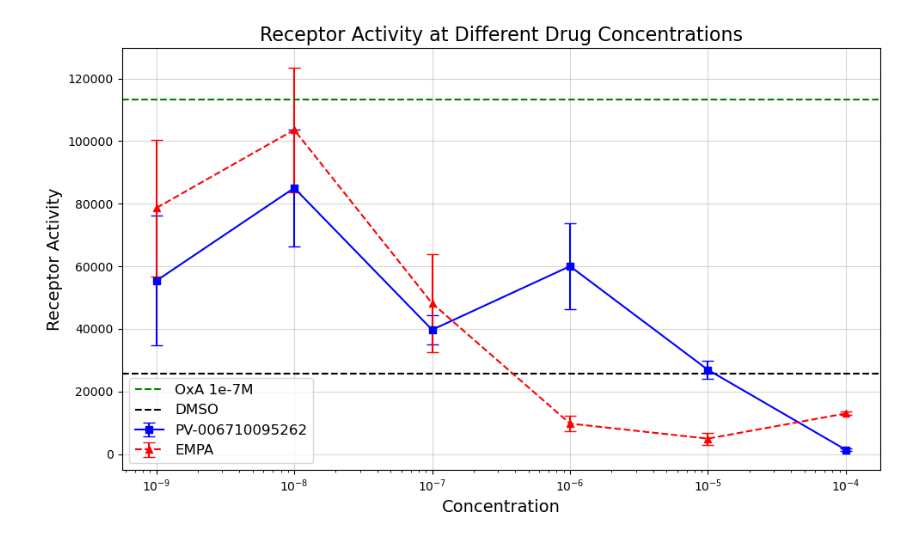
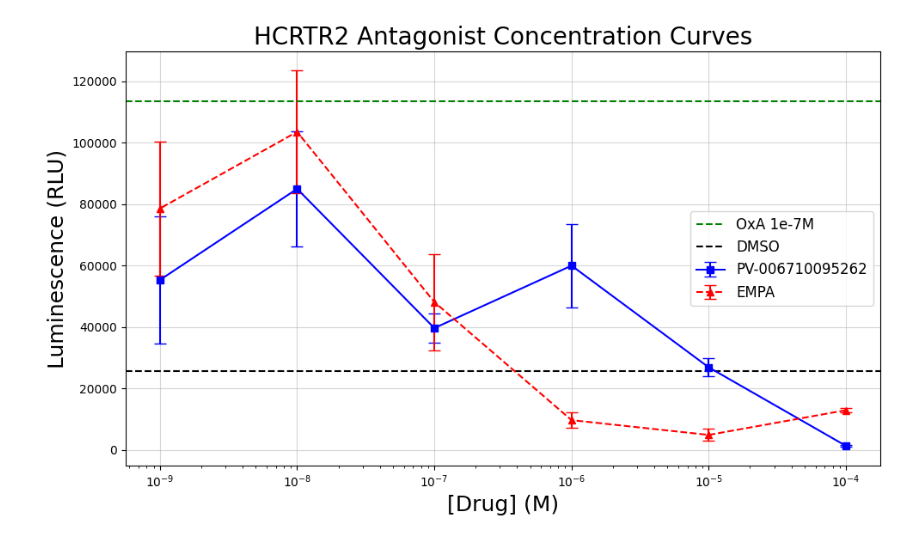
Before and after one commit to toadlover/ginsparg_thymelab_thesis, a Jupyter notebook: jupyter_notebooks/figure_making/presto_tango_data/1_23_25_empa_drug27_antagonist_curve_experiment/1_23_25_empa_drug27_antagonist_curve_experiment.ipynb, the cells around one changed output. Cells and saved outputs as stored; diff of their text form; code cells hidden in the pictures.

```diff
--- a/jupyter_notebooks/figure_making/presto_tango_data/1_23_25_empa_drug27_antagonist_curve_experiment/1_23_25_empa_drug27_antagonist_curve_experiment.ipynb
+++ b/jupyter_notebooks/figure_making/presto_tango_data/1_23_25_empa_drug27_antagonist_curve_experiment/1_23_25_empa_drug27_antagonist_curve_experiment.ipynb
@@ -27,34 +47,34 @@ plt.figure(figsize=(10, 6))
 plt.errorbar(
     concentrations, drug1_means, yerr=drug1_sems, fmt="s-", label="PV-006710095262",
     capsize=5, color="blue"
 )
 
 # Plot drug 2
 plt.errorbar(
     concentrations, drug2_means, yerr=drug2_sems, fmt="^--", label="EMPA",
     capsize=5, color="red"
 )
 
 # Customize the plot
-plt.title("Receptor Activity at Different Drug Concentrations", fontsize=16)
-plt.xlabel("Concentration", fontsize=14)
-plt.ylabel("Receptor Activity", fontsize=14)
+plt.title("HCRTR2 Antagonist Concentration Curves", fontsize=20)
+plt.xlabel("[Drug] (M)", fontsize=18)
+plt.ylabel("Luminescence (RLU)", fontsize=18)
 plt.xscale("log")  # Log scale if concentrations span several orders of magnitude
 
 plt.grid(alpha=0.5)
 plt.tight_layout()
 
 plt.axhline(y=113420, color="green", linestyle="--", label="OxA 1e-7M")
 plt.axhline(y=25800, color="black", linestyle="--", label="DMSO")
 
 # Create custom legend entries for the horizontal lines
 #line1 = Line2D([0], [0], color="green", linestyle="--", label="OxA 1e-7M")
 #line2 = Line2D([0], [0], color="red", linestyle="--", label="DMSO")
 
 #plt.legend(handles=[line1, line2] + plt.gca().get_lines(), fontsize=12)
 plt.legend(fontsize=12)
 
 # Show the plot
 plt.show()
 # %% [output]
-[figure, old version]
+[figure, new version]
```
Also changed, not shown: parts of 2 cells of this notebook, 1 other file.
